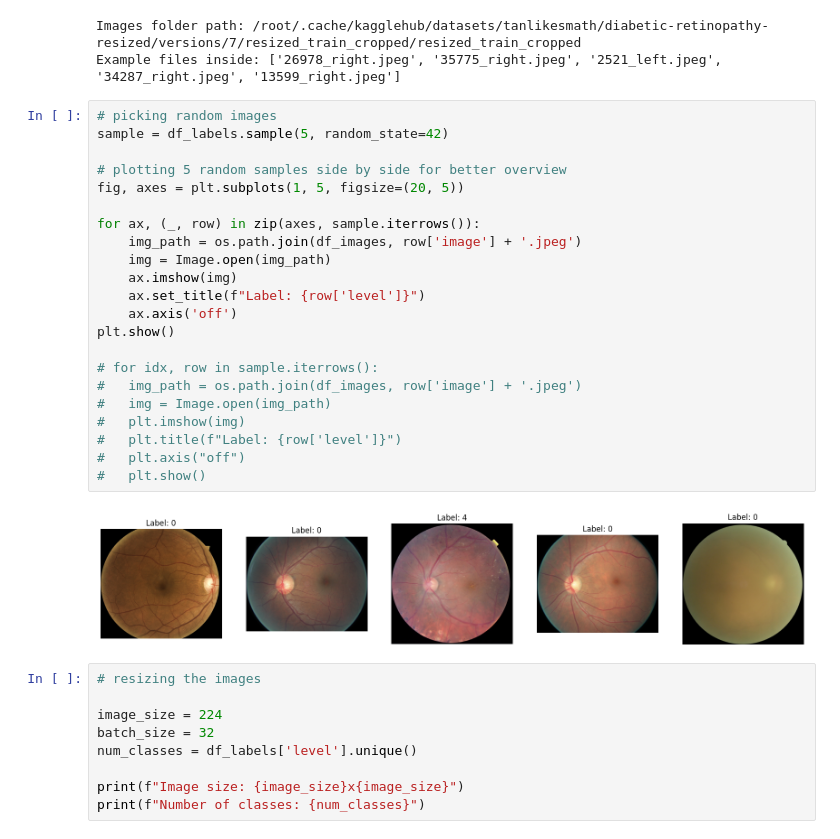
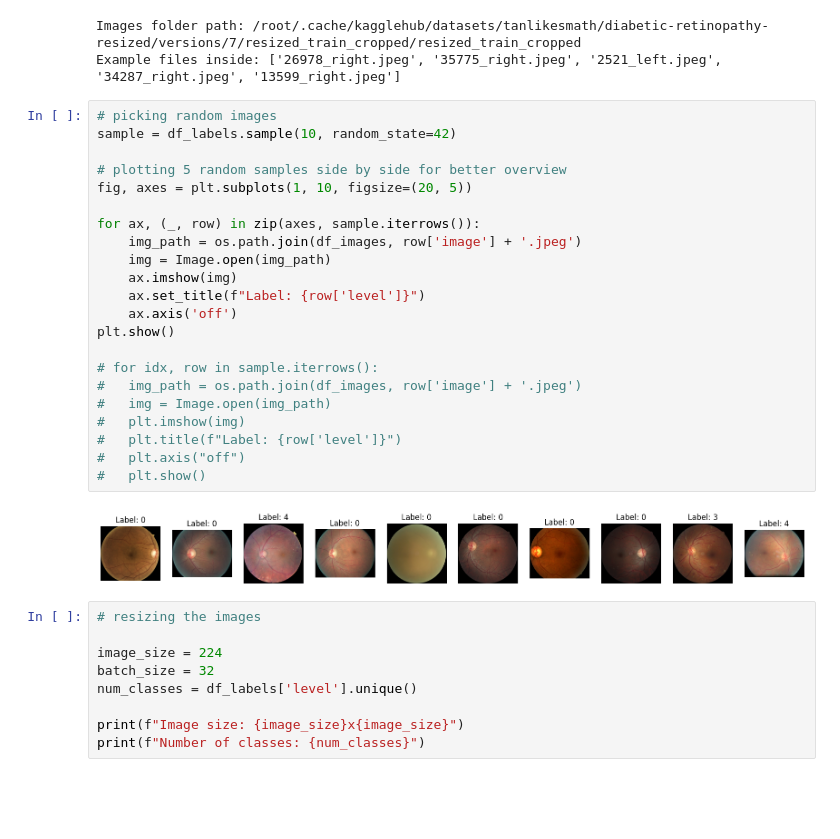
Before and after one commit to SheryllD/diabetic_retinopathy_ml, a Jupyter notebook: Diabetic_Retinopathy_ML.ipynb, the cells around one changed output. Cells and saved outputs as stored; diff of their text form; blank space fills up the shorter version.

```diff
--- a/Diabetic_Retinopathy_ML.ipynb
+++ b/Diabetic_Retinopathy_ML.ipynb
@@ -231,28 +231,28 @@ Images folder path: /root/.cache/kagglehub/datasets/tanlikesmath/diabetic-retino
 Example files inside: ['26978_right.jpeg', '35775_right.jpeg', '2521_left.jpeg', '34287_right.jpeg', '13599_right.jpeg']
 # %%
 # picking random images
-sample = df_labels.sample(5, random_state=42)
+sample = df_labels.sample(10, random_state=42)
 
 # plotting 5 random samples side by side for better overview
-fig, axes = plt.subplots(1, 5, figsize=(20, 5))
+fig, axes = plt.subplots(1, 10, figsize=(20, 5))
 
 for ax, (_, row) in zip(axes, sample.iterrows()):
     img_path = os.path.join(df_images, row['image'] + '.jpeg')
     img = Image.open(img_path)
     ax.imshow(img)
     ax.set_title(f"Label: {row['level']}")
     ax.axis('off')
 plt.show()
 
 # for idx, row in sample.iterrows():
 #   img_path = os.path.join(df_images, row['image'] + '.jpeg')
 #   img = Image.open(img_path)
 #   plt.imshow(img)
 #   plt.title(f"Label: {row['level']}")
 #   plt.axis("off")
 #   plt.show()
 # %% [output]
-[figure, old version]
+[figure, new version]
 # %%
 # resizing the images
 
```
